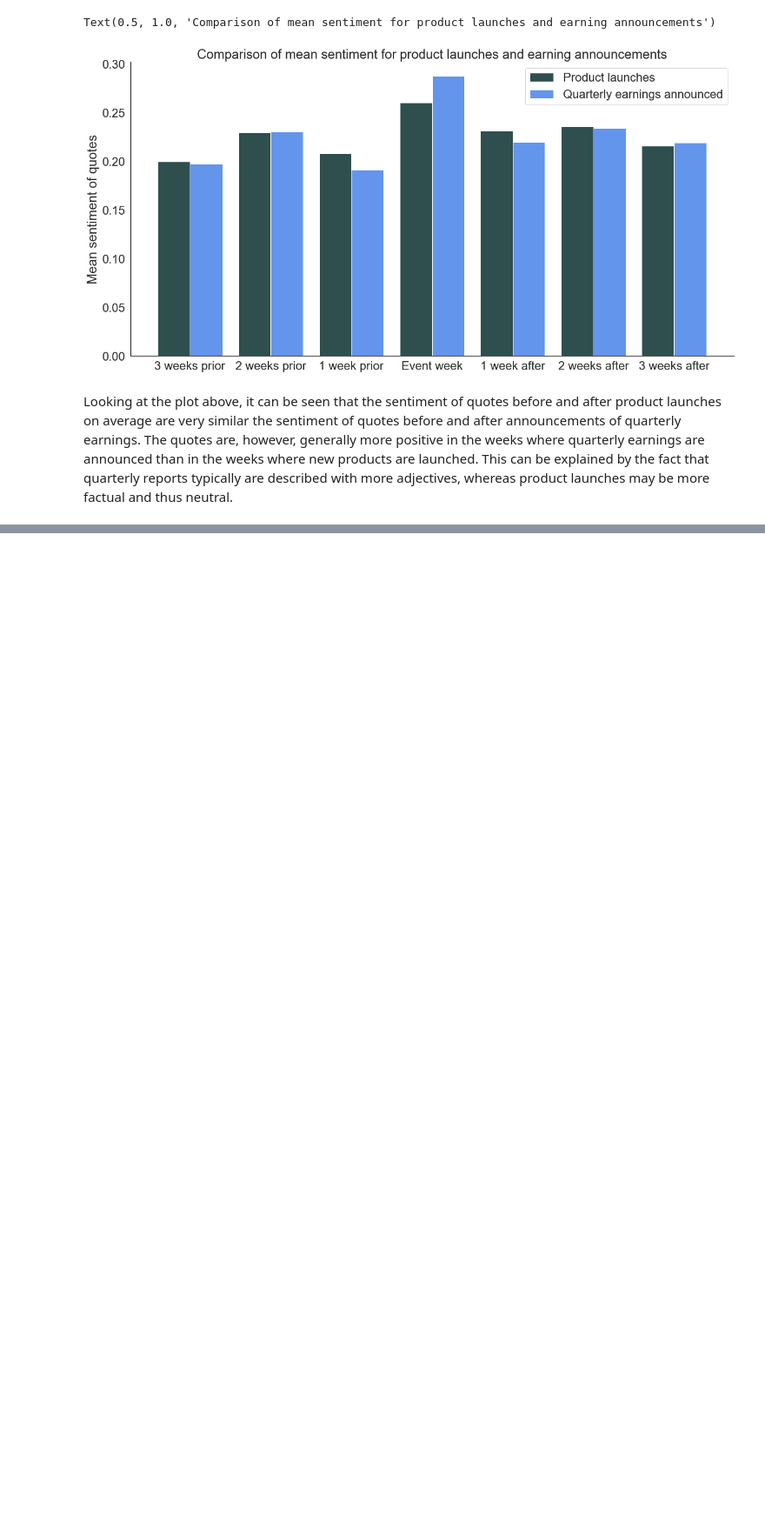
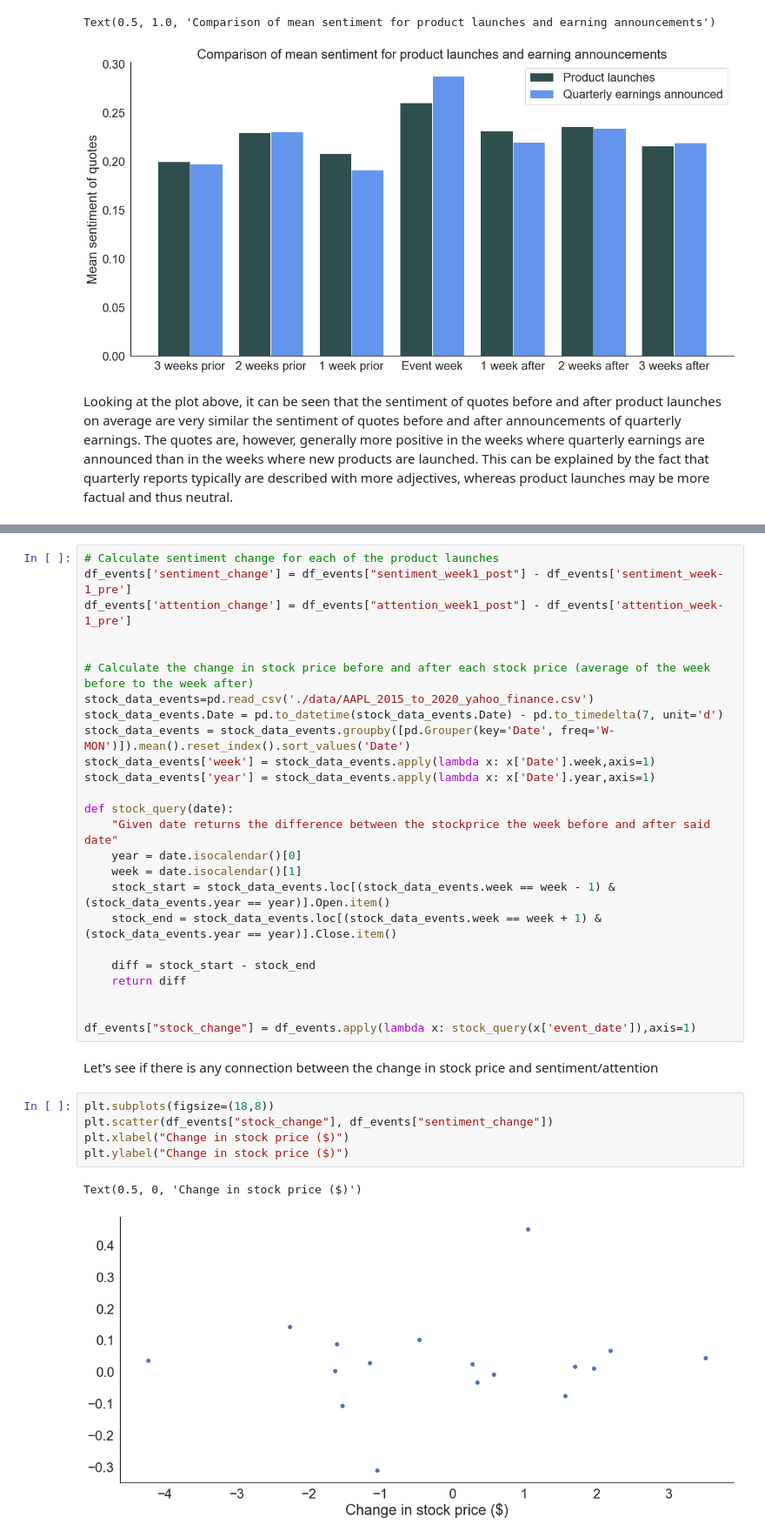
Before and after one commit to epfl-ada/ada-2021-project-club6analysis, a Jupyter notebook: event_analysis.ipynb, the cells around one changed output, grey strips where cells are left out. Shown at 87% size. Cells and saved outputs as stored; diff of their text form; blank space fills up the shorter version.

```diff
--- a/event_analysis.ipynb
+++ b/event_analysis.ipynb
@@ -265,0 +251,35 @@ Looking at the plot above, it can be seen that the sentiment of quotes before an
+# %%
+# Calculate sentiment change for each of the product launches
+df_events['sentiment_change'] = df_events["sentiment_week1_post"] - df_events['sentiment_week-1_pre']
+df_events['attention_change'] = df_events["attention_week1_post"] - df_events['attention_week-1_pre']
+
+
+# Calculate the change in stock price before and after each stock price (average of the week before to the week after)
+stock_data_events=pd.read_csv('./data/AAPL_2015_to_2020_yahoo_finance.csv')
+stock_data_events.Date = pd.to_datetime(stock_data_events.Date) - pd.to_timedelta(7, unit='d')
+stock_data_events = stock_data_events.groupby([pd.Grouper(key='Date', freq='W-MON')]).mean().reset_index().sort_values('Date')
+stock_data_events['week'] = stock_data_events.apply(lambda x: x['Date'].week,axis=1)
+stock_data_events['year'] = stock_data_events.apply(lambda x: x['Date'].year,axis=1)
+
+def stock_query(date):
+    "Given date returns the difference between the stockprice the week before and after said date"
+    year = date.isocalendar()[0]
+    week = date.isocalendar()[1]
+    stock_start = stock_data_events.loc[(stock_data_events.week == week - 1) & (stock_data_events.year == year)].Open.item()
+    stock_end = stock_data_events.loc[(stock_data_events.week == week + 1) & (stock_data_events.year == year)].Close.item()
+
+    diff = stock_start - stock_end
+    return diff
+
+
+df_events["stock_change"] = df_events.apply(lambda x: stock_query(x['event_date']),axis=1)
+# %% [markdown]
+Let's see if there is any connection between the change in stock price and sentiment/attention
+# %%
+plt.subplots(figsize=(18,8))
+plt.scatter(df_events["stock_change"], df_events["sentiment_change"])
+plt.xlabel("Change in stock price ($)")
+plt.ylabel("Change in stock price ($)")
+# %% [output]
+Text(0.5, 0, 'Change in stock price ($)')
+[figure, added]
```
Also changed, not shown: parts of 5 cells of this notebook.
